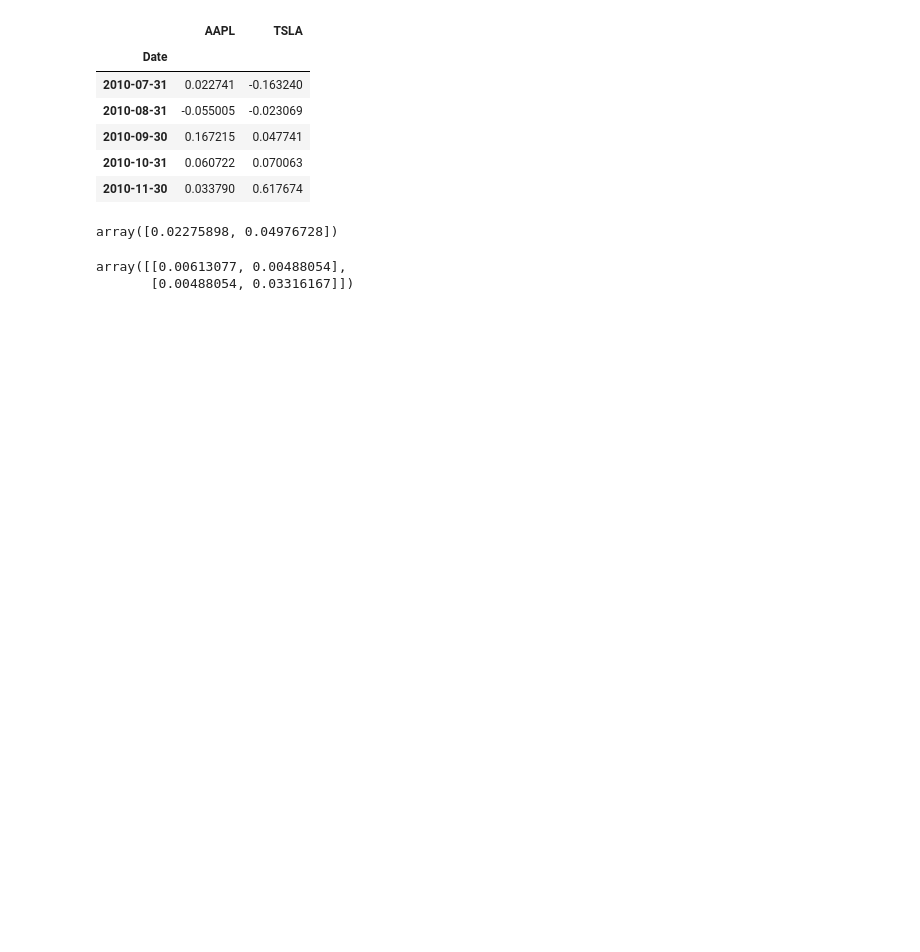
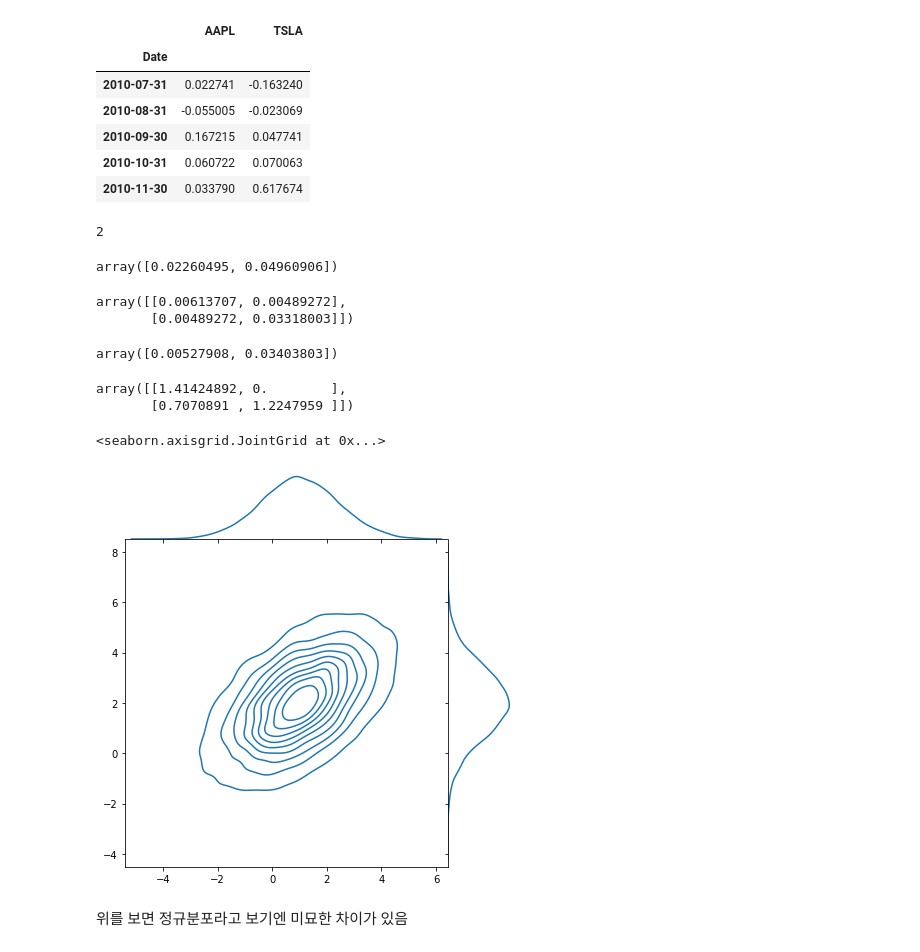
Before and after one commit to MalrangQuant/Simulation_Lecture, a Jupyter notebook: Inverse_Method.ipynb, the cells around one changed output. Cells and saved outputs as stored; diff of their text form; code cells hidden in the pictures; blank space fills up the shorter version.

```diff
--- a/Inverse_Method.ipynb
+++ b/Inverse_Method.ipynb
@@ -223,15 +328,50 @@ df.head()
 | 2010-09-30 | 0.167215 | 0.047741 |
 | 2010-10-31 | 0.060722 | 0.070063 |
 | 2010-11-30 | 0.033790 | 0.617674 |
+# %%
+dimension = len(df.mean())
+dimension
+# %% [output]
+2
 # %%
-np.asarray(df.mean())
+df_mean = np.asarray(df.mean())
+df_mean
 # %% [output]
-array([0.02275898, 0.04976728])
+array([0.02260495, 0.04960906])
 # %%
-np.asarray(df.cov())
+df_cov = np.asarray(df.cov())
+df_cov
 # %% [output]
-array([[0.00613077, 0.00488054],
-       [0.00488054, 0.03316167]])
+array([[0.00613707, 0.00489272],
+       [0.00489272, 0.03318003]])
+# %%
+df_eig = np.linalg.eigvals(df.cov())
+df_eig
+# %% [output]
+array([0.00527908, 0.03403803])
+# %%
+epsilon = 10e-5
+
+K = covariance_matrix + epsilon * np.identity(dimension)
+
+L = np.linalg.cholesky(K)
+L
+# %% [output]
+array([[1.41424892, 0.        ],
+       [0.7070891 , 1.2247959 ]])
+# %%
+n = 10000
+
+u = np.random.normal(loc=0, scale=1, size=dimension*n).reshape(dimension, n)
+# %%
+x = mean_vector + L @ u
+# %%
+sns.jointplot(x=x[0], y=x[1], kind='kde', space=0)
+# %% [output]
+<seaborn.axisgrid.JointGrid at 0x...>
+[figure, added]
+# %% [markdown]
+위를 보면 정규분포라고 보기엔 미묘한 차이가 있음
 # %%
 x_min, x_max = df['AAPL'].min(), df['AAPL'].max()
 y_min, y_max = df['TSLA'].min(), df['TSLA'].max()
```
Also changed, not shown: parts of 25 cells of this notebook, 2 other files.
